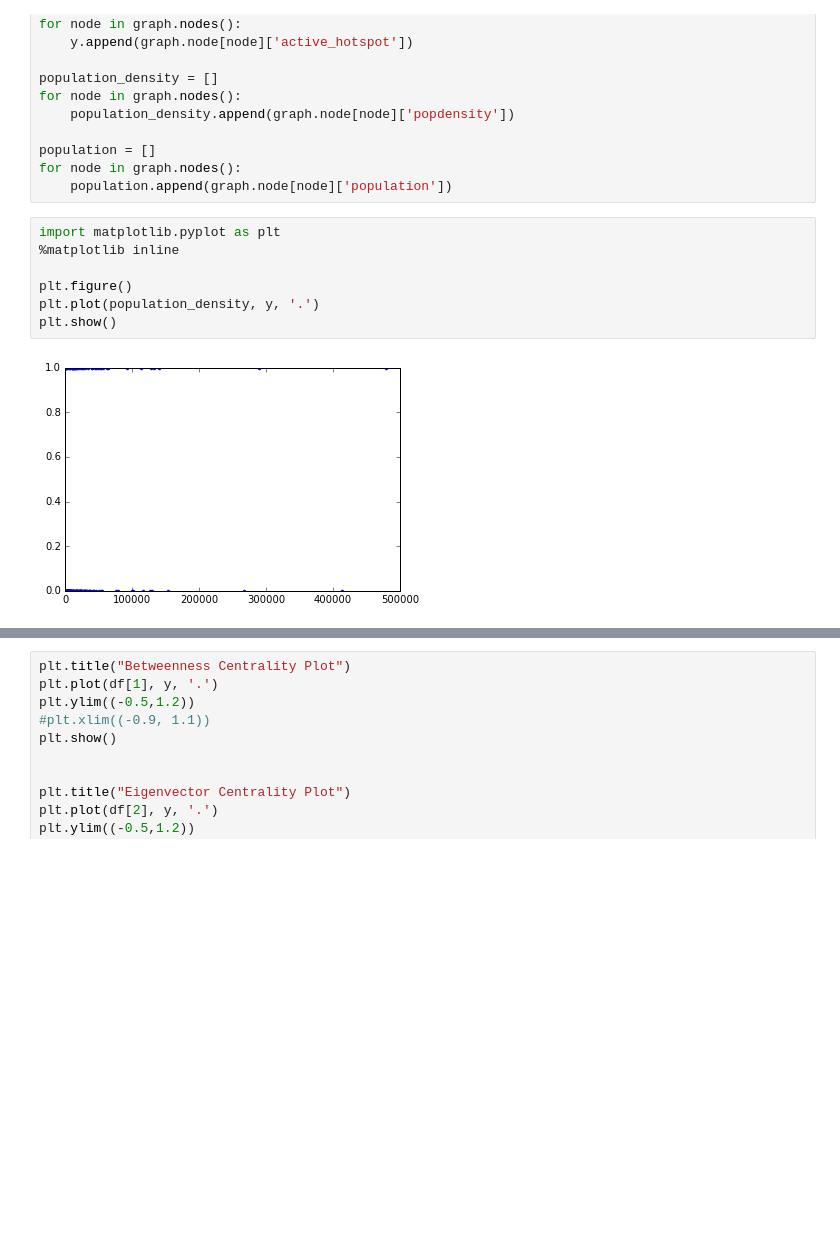
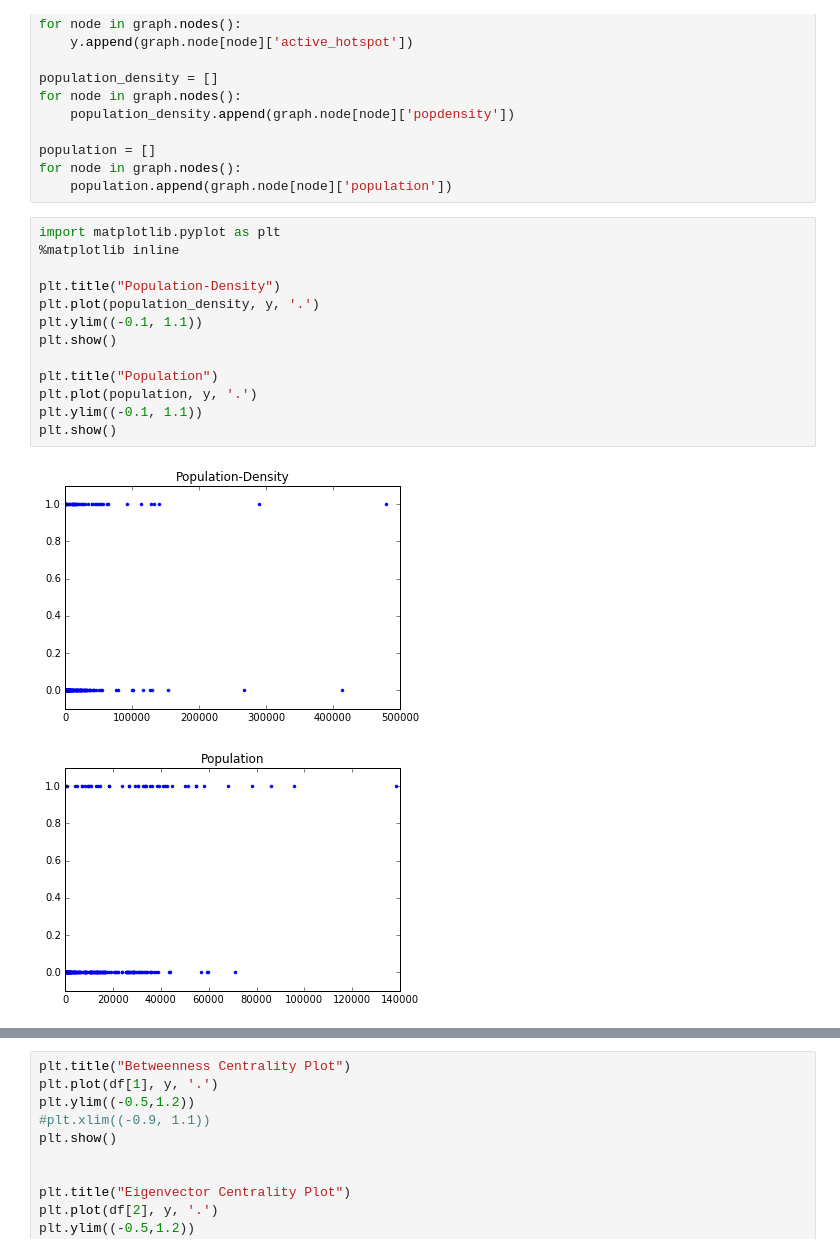
Before and after one commit to slai11/GraphingProblem, a Jupyter notebook: Documentation.ipynb, the cells around one changed output, grey strips where cells are left out. Drawn from its saved outputs; the diff is of its cells as text; blank space fills up the shorter version.

```diff
--- a/Documentation.ipynb
+++ b/Documentation.ipynb
@@ -126,12 +124,19 @@ for node in graph.nodes():
 # %%
 import matplotlib.pyplot as plt
 %matplotlib inline
 
-plt.figure()
+plt.title("Population-Density")
 plt.plot(population_density, y, '.')
+plt.ylim((-0.1, 1.1))
 plt.show()
+
+plt.title("Population")
+plt.plot(population, y, '.')
+plt.ylim((-0.1, 1.1))
+plt.show()
 # %% [output]
-[figure, old version]
+[figure, new version]
+[figure, added]
 # %% [markdown]
 ### Looking at Centrality, Pagerank and HITS score
 
```
Also changed, not shown: parts of 16 cells of this notebook, 2 other files.
